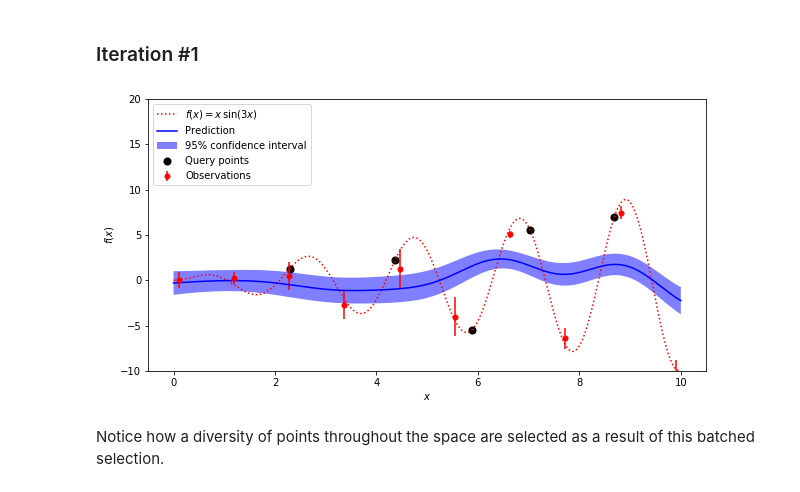
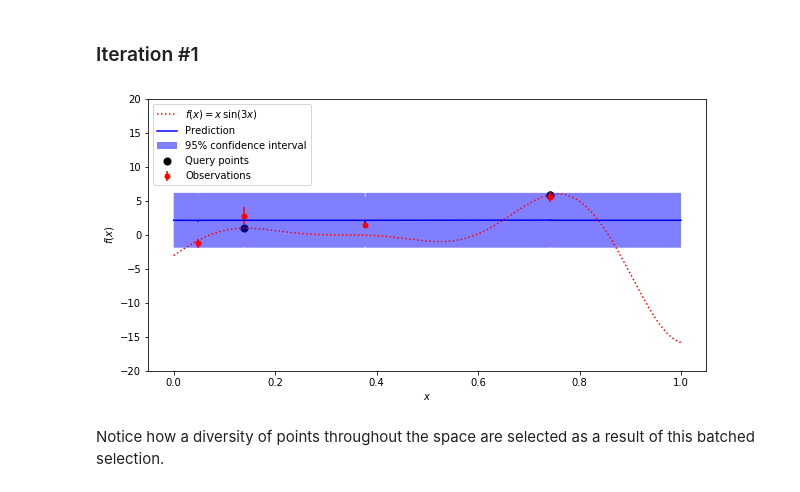
Before and after one commit to KirillShmilovich/active_learning, a Jupyter notebook: BatchedBO.ipynb, the cells around one changed output. Cells and saved outputs as stored; diff of their text form; code cells hidden in the pictures.

Commit message:
Updated notebook, fixed GP kernel default

```diff
--- a/BatchedBO.ipynb
+++ b/BatchedBO.ipynb
@@ -37,10 +38,10 @@ def plot_results(X, y, dy, x, y_pred, sigma, new_p):
 # %% [markdown]
 Seed model N = 10 noisy observations
 # %%
-N = 10 # Number of points to sample
-X = np.linspace(0.1, 9.9, N)
+N = 4 # Number of points to sample
+X = np.random.sample(N)
 X = np.atleast_2d(X).T
-x = np.atleast_2d(np.linspace(0, 10, 1000)).T
+x = np.atleast_2d(np.linspace(0, 1, 1000)).T
 # Observations and noise
 y = f(X).ravel()
 dy = 0.5 + 1.0 * np.random.random(y.shape)
@@ -53,3 +52,6 @@ BO = BayesianOptimizer()
+# %%
+kernel = ConstantKernel() * RBF()
+BO = BayesianOptimizer(kernel=kernel)
 # %% [markdown]
 Fit the model given the observations. By default a vanilla RBF kernel is used. By default the model is fit internal through expecation maximization (i.e. maximizing the log marginal liklihood w.r.t the kernel hyperparamters).
 # %%
@@ -57,8 +59,9 @@ BO.fit(X, y, std=dy**2)
 # %% [markdown]
 Once the model is fit, we can predict on a pool of possible points `x`.
 # %%
-y_pred, sigma = BO.estimator.predict(x, return_std=True)
+y_pred, sigma = BO.predict(x, return_std=True)
 # %% [markdown]
 We can now call `BO.query` to query our current model state and select `q = 5` points for sampling. There points are selected using the Kriging Beliver algorithm by default.
 # %%
-new_p = BO.query(x, q = 5)
+new_p = BO.query(x, q = 3)
+new_p
@@ -67,12 +74,12 @@ We can now plot the results. The dotted red line is the ground truth function we
 # %% [markdown]
 ### Iteration #1
 # %%
-X = BO.estimator.X_train_
-y = BO.estimator.y_train_ + BO.estimator._y_train_mean
-dy = BO.estimator.alpha
+X = BO.X
+y = BO.y
+dy = BO.sigma
 plot_results(X, y, dy, x, y_pred, sigma, new_p)
 # %% [output]
-[figure, old version]
+[figure, new version]
 # %% [markdown]
 Notice how a diversity of points throughout the space are selected as a result of this batched selection.
 # %%
```
Also changed, not shown: parts of 14 cells of this notebook, 3 other files.
